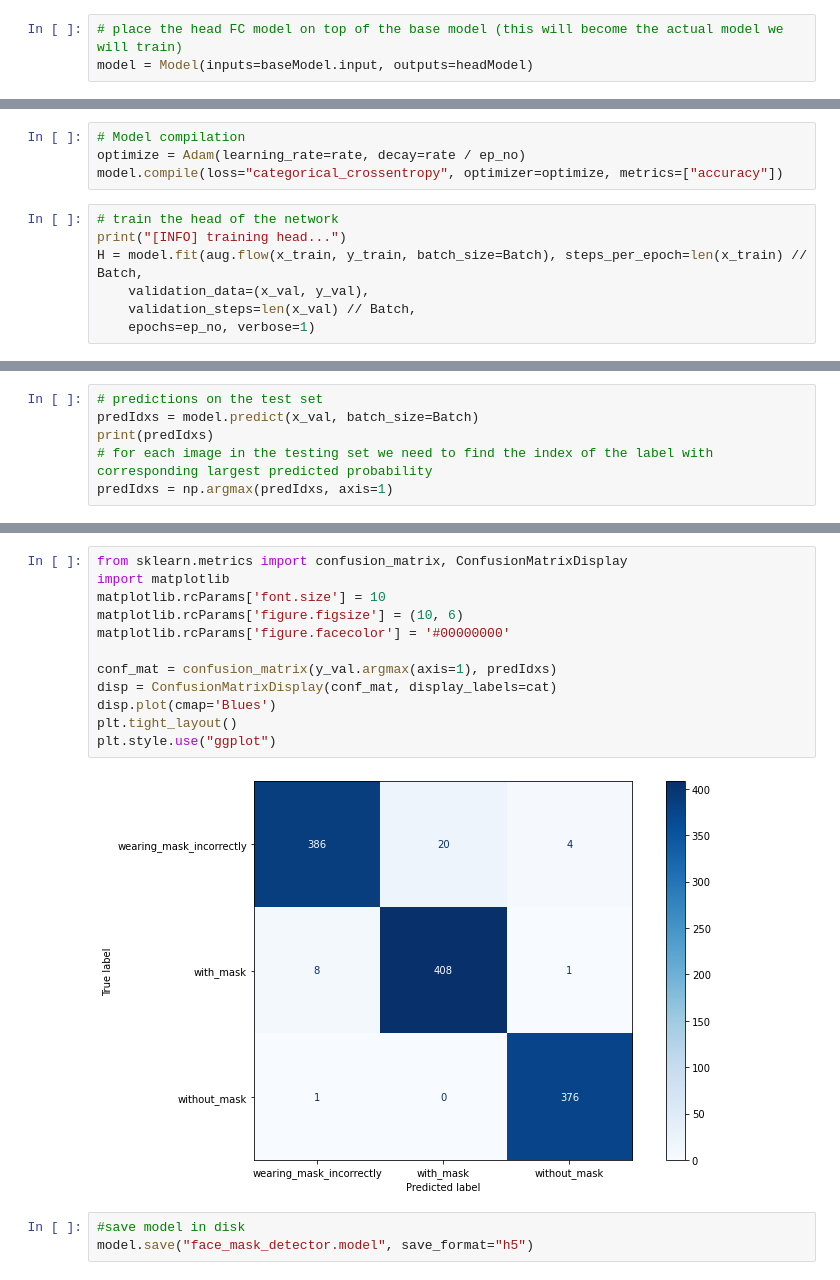
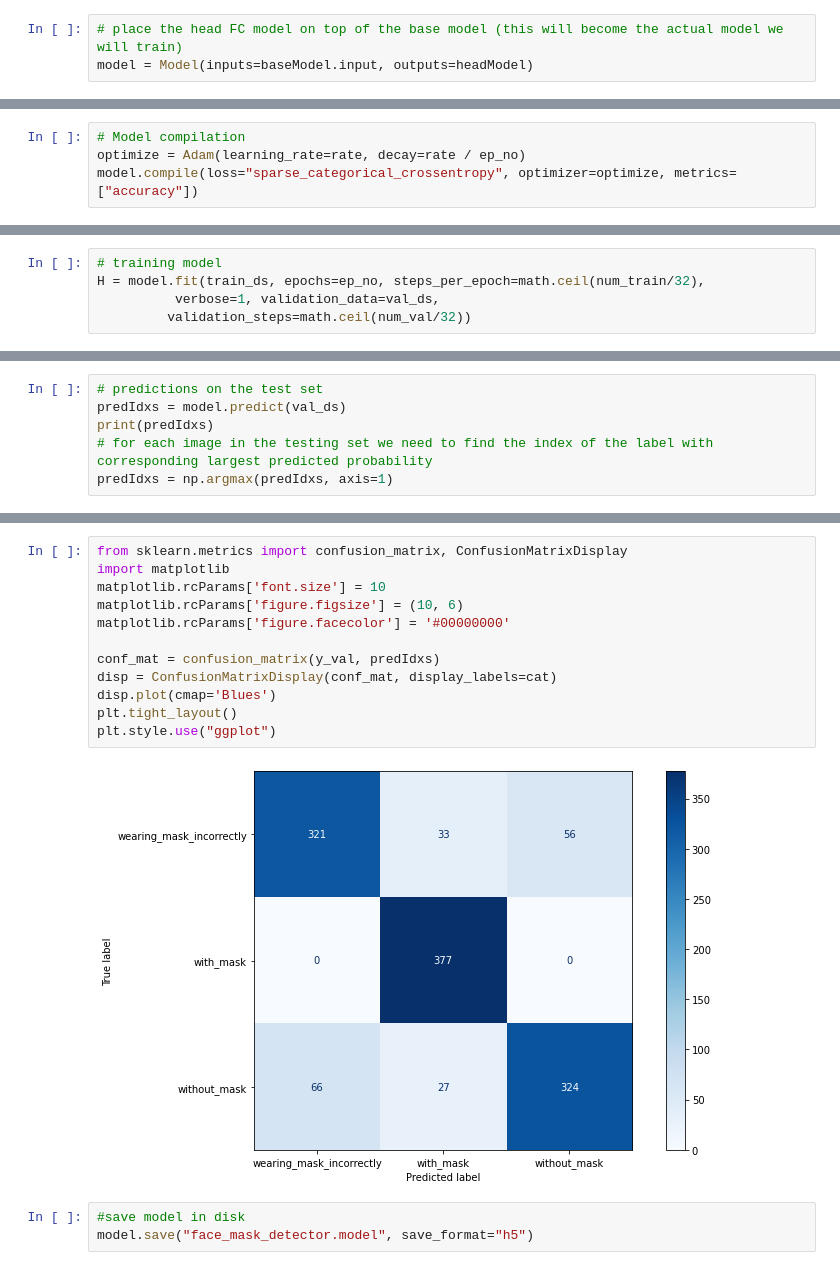
Before and after one commit to Tkvmaster/Automated-Face-Mask-Detection-System, a Jupyter notebook: mask_detector_classifier.ipynb, the cells around one changed output, grey strips where cells are left out. Cells and saved outputs as stored; diff of their text form.

Commit message:
Replace ImageDataGenerator with tf.data

```diff
--- a/mask_detector_classifier.ipynb
+++ b/mask_detector_classifier.ipynb
@@ -133,11 +141,4 @@ Batch = 32
 # %%
 # Model compilation
 optimize = Adam(learning_rate=rate, decay=rate / ep_no)
-model.compile(loss="categorical_crossentropy", optimizer=optimize, metrics=["accuracy"])
+model.compile(loss="sparse_categorical_crossentropy", optimizer=optimize, metrics=["accuracy"])
-# %%
-# train the head of the network
-print("[INFO] training head...")
-H = model.fit(aug.flow(x_train, y_train, batch_size=Batch), steps_per_epoch=len(x_train) // Batch,
-    validation_data=(x_val, y_val),
-    validation_steps=len(x_val) // Batch,
-    epochs=ep_no, verbose=1)
@@ -161,0 +165,5 @@ Epoch 10/10
+# %%
+# training model
+H = model.fit(train_ds, epochs=ep_no, steps_per_epoch=math.ceil(num_train/32),
+          verbose=1, validation_data=val_ds,
+         validation_steps=math.ceil(num_val/32))
@@ -162,6 +188,6 @@ Epoch 10/10
 # %%
 # predictions on the test set
-predIdxs = model.predict(x_val, batch_size=Batch)
+predIdxs = model.predict(val_ds)
 print(predIdxs)
 # for each image in the testing set we need to find the index of the label with corresponding largest predicted probability
 predIdxs = np.argmax(predIdxs, axis=1)
@@ -188,17 +214,17 @@ pd.DataFrame(classification_report(y_val.argmax(axis=1), predIdxs, target_names=
 # %%
 from sklearn.metrics import confusion_matrix, ConfusionMatrixDisplay
 import matplotlib
 matplotlib.rcParams['font.size'] = 10
 matplotlib.rcParams['figure.figsize'] = (10, 6)
 matplotlib.rcParams['figure.facecolor'] = '#00000000'
 
-conf_mat = confusion_matrix(y_val.argmax(axis=1), predIdxs)
+conf_mat = confusion_matrix(y_val, predIdxs)
 disp = ConfusionMatrixDisplay(conf_mat, display_labels=cat)
 disp.plot(cmap='Blues')
 plt.tight_layout()
 plt.style.use("ggplot")
 # %% [output]
-[figure, old version]
+[figure, new version]
 # %%
 #save model in disk
 model.save("face_mask_detector.model", save_format="h5")
```
Also changed, not shown: parts of 30 cells of this notebook, 1 other file.
